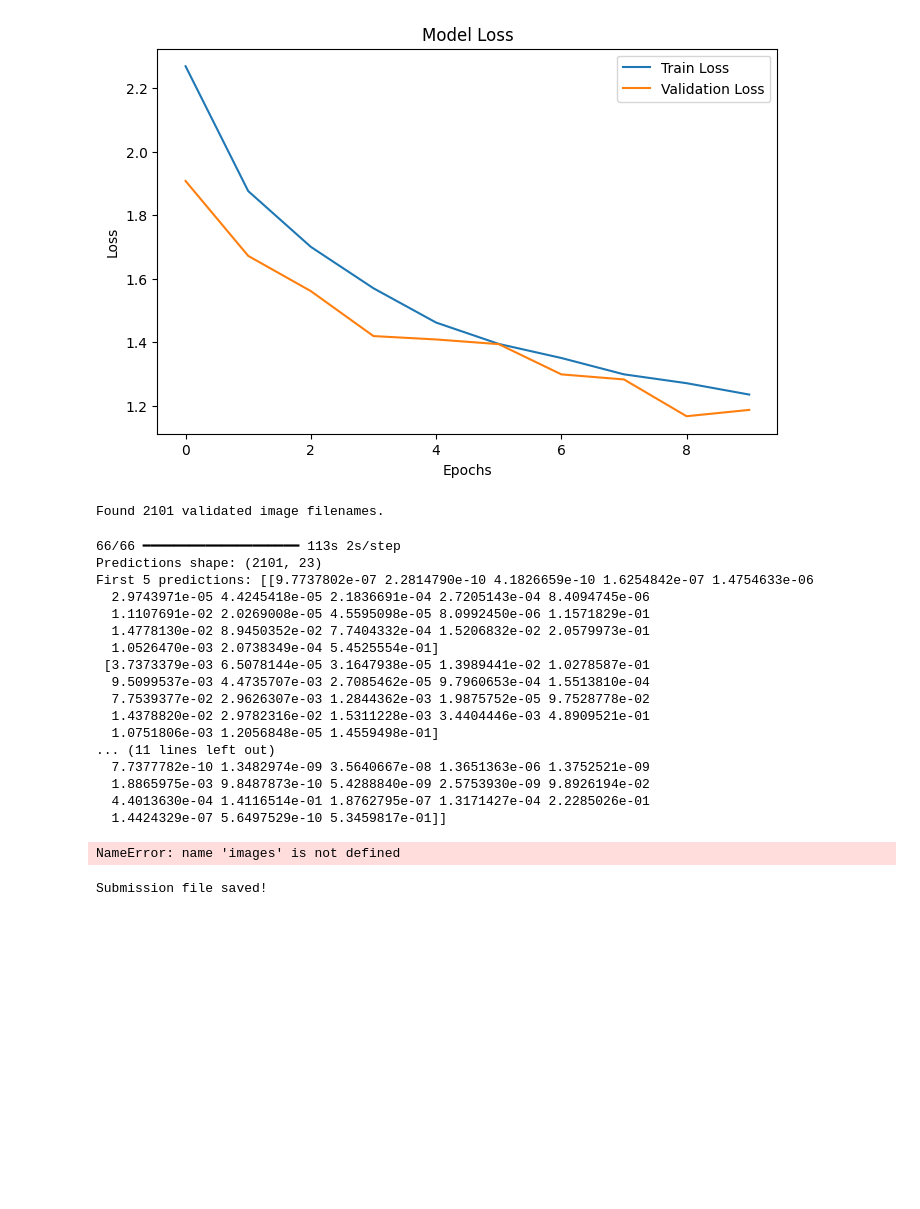
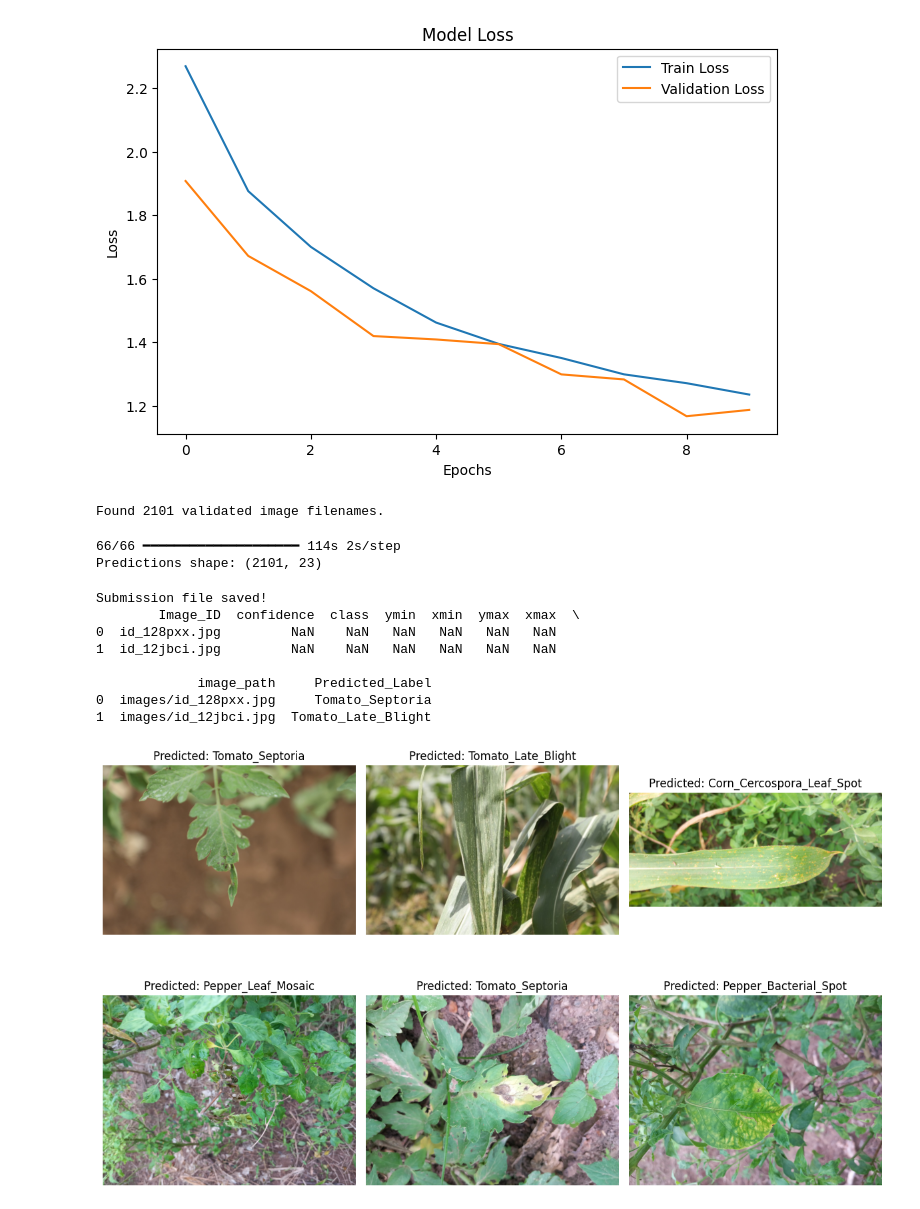
Before and after one commit to IfeoluwaRuth/CNN-Ghana-crop-disease-detection, a Jupyter notebook: g-cropdisease-detection.ipynb, the cells around one changed output. Drawn from its saved outputs; the diff is of its cells as text; code cells hidden in the pictures; blank space fills up the shorter version.

```diff
--- a/g-cropdisease-detection.ipynb
+++ b/g-cropdisease-detection.ipynb
@@ -326,40 +330,10 @@ predictions = model.predict(test_generator)
 predicted_classes = np.argmax(predictions, axis=1)
 
 print("Predictions shape:", predictions.shape)
-print("First 5 predictions:", predictions[:5])
 # %% [output]
 Found 2101 validated image filenames.
-66/66 ━━━━━━━━━━━━━━━━━━━━ 113s 2s/step
+66/66 ━━━━━━━━━━━━━━━━━━━━ 114s 2s/step
 Predictions shape: (2101, 23)
-First 5 predictions: [[9.7737802e-07 2.2814790e-10 4.1826659e-10 1.6254842e-07 1.4754633e-06
-  2.9743971e-05 4.4245418e-05 2.1836691e-04 2.7205143e-04 8.4094745e-06
-  1.1107691e-02 2.0269008e-05 4.5595098e-05 8.0992450e-06 1.1571829e-01
-  1.4778130e-02 8.9450352e-02 7.7404332e-04 1.5206832e-02 2.0579973e-01
-  1.0526470e-03 2.0738349e-04 5.4525554e-01]
- [3.7373379e-03 6.5078144e-05 3.1647938e-05 1.3989441e-02 1.0278587e-01
-  9.5099537e-03 4.4735707e-03 2.7085462e-05 9.7960653e-04 1.5513810e-04
-  7.7539377e-02 2.9626307e-03 1.2844362e-03 1.9875752e-05 9.7528778e-02
-  1.4378820e-02 2.9782316e-02 1.5311228e-03 3.4404446e-03 4.8909521e-01
-  1.0751806e-03 1.2056848e-05 1.4559498e-01]
-... (11 lines left out)
-  7.7377782e-10 1.3482974e-09 3.5640667e-08 1.3651363e-06 1.3752521e-09
-  1.8865975e-03 9.8487873e-10 5.4288840e-09 2.5753930e-09 9.8926194e-02
-  4.4013630e-04 1.4116514e-01 1.8762795e-07 1.3171427e-04 2.2285026e-01
-  1.4424329e-07 5.6497529e-10 5.3459817e-01]]
-# %%
-# Plot some images with predictions
-num_images = min(5, len(images))  # Number of images to display
-plt.figure(figsize=(10, 5))
-
-for i in range(num_images):
-    plt.subplot(1, num_images, i + 1)
-    plt.imshow(images[i].astype("uint8"))  # Convert image to displayable format
-    plt.axis("off")
-    plt.title(f"Pred: {class_labels[predicted_classes[i]]}")  # Show predicted class
-
-plt.show()
-# %% [output]
-NameError: name 'images' is not defined
 # %%
 # Convert predictions to labels
 label_map = dict((v, k) for k, v in train_generator.class_indices.items())
@@ -368,5 +342,31 @@ test_df['Predicted_Label'] = [label_map[i] for i in predicted_classes]
 # Save submission
 test_df[['Image_ID', 'Predicted_Label']].to_csv("submission.csv", index=False)
 print("Submission file saved!")
+print(test_df.head(2))
 # %% [output]
 Submission file saved!
+        Image_ID  confidence  class  ymin  xmin  ymax  xmax  \
+0  id_128pxx.jpg         NaN    NaN   NaN   NaN   NaN   NaN
+1  id_12jbci.jpg         NaN    NaN   NaN   NaN   NaN   NaN
+
+             image_path     Predicted_Label
+0  images/id_128pxx.jpg     Tomato_Septoria
+1  images/id_12jbci.jpg  Tomato_Late_Blight
+# %%
+# Create a 2-row, 3-column plot
+fig, axes = plt.subplots(2, 3, figsize=(12, 8))  # Adjusted figsize
+
+# Loop through the first 6 images
+for i in range(6):
+    img_path = test_df["image_path"].iloc[i]  # Correct way to access paths
+    img = Image.open(img_path)  # Open the image
+
+    row, col = divmod(i, 3)  # Convert index to (row, col) for subplot indexing
+    axes[row, col].imshow(img)  # Correct indexing for 2D array
+    axes[row, col].axis("off")  # Hide axes
+    axes[row, col].set_title(f"Predicted: {test_df['Predicted_Label'].iloc[i]}")  # Add title
+
+plt.tight_layout()  # Adjust layout
+plt.show()
+# %% [output]
+[figure, added]
```
Also changed, not shown: parts of 3 cells of this notebook.
